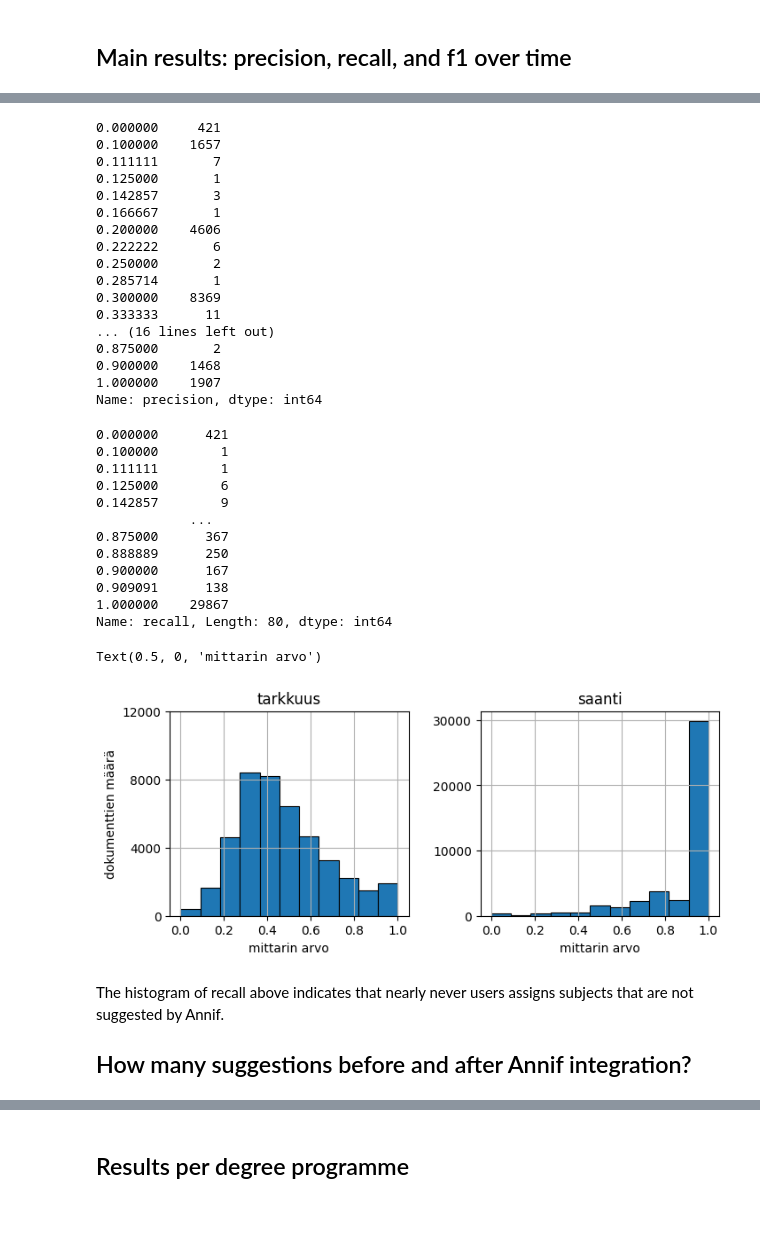
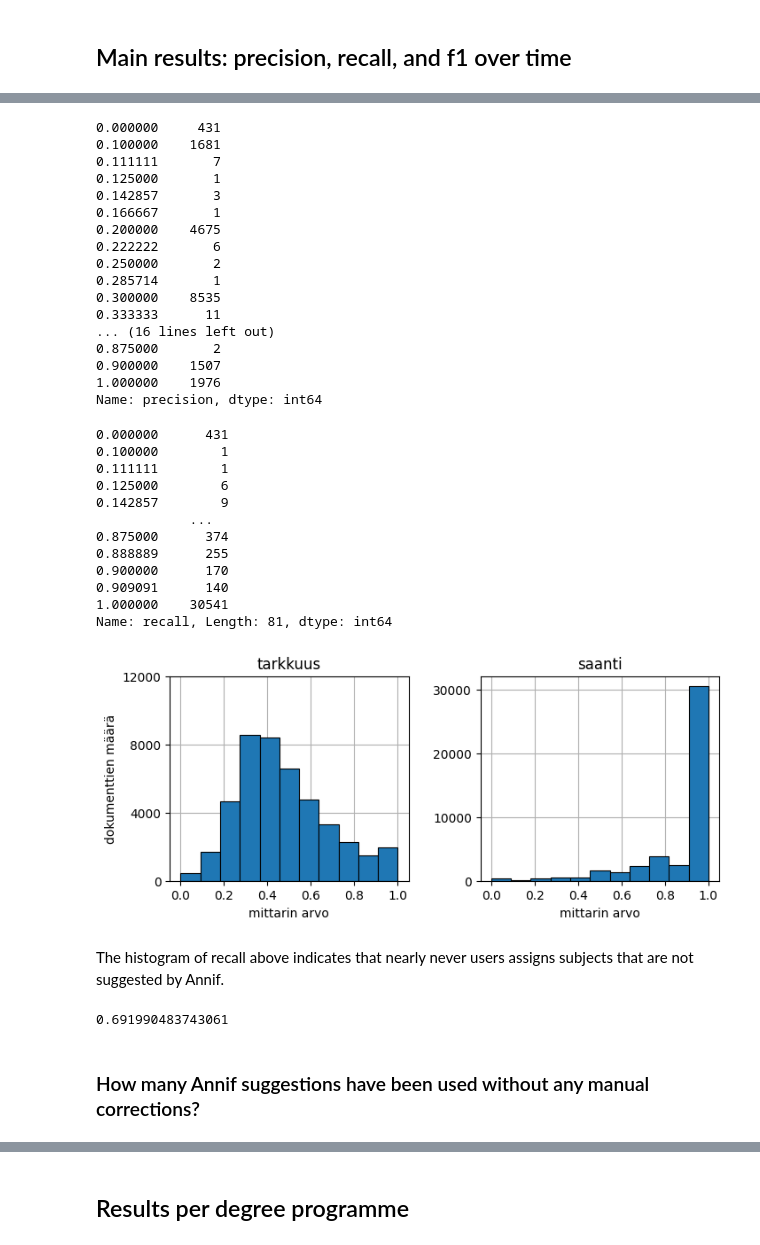
Before and after one commit to NatLibFi/FintoAI-data-YSO, a Jupyter notebook: repository-metrics-analysis/analyse-theseus-tietolinja.ipynb, the cells around one changed output, grey strips where cells are left out. Cells and saved outputs as stored; diff of their text form; code cells hidden in the pictures; blank space fills up the shorter version.

```diff
--- a/repository-metrics-analysis/analyse-theseus-tietolinja.ipynb
+++ b/repository-metrics-analysis/analyse-theseus-tietolinja.ipynb
@@ -166,7 +166,7 @@ def retain_relevant(df):
 
 # Dates when Annif models were updated in Finto AI
 annif_updates = [
-    # "2020-03-26",
+    "2020-03-26",
     "2020-12-09",
     "2021-04-27",
     "2021-11-11",
@@ -206,4 +206,6 @@ print(len(df_sv))
 # %%
+df_fi = df_fi[df_fi.date_accessioned < "2023-04-01"]
+
 df_fi = add_subjects_uris(df_fi, 'fi', source_col='subjects_all')
 get_number_of_rows(df_fi)
 # Retain only rows having both suggestions and subjects_uris
@@ -295,57 +292,64 @@ First number of records with each score value
 # %%
 df_fi['precision'].value_counts(sort=False).sort_index()
 # %% [output]
-0.000000     421
-0.100000    1657
+0.000000     431
+0.100000    1681
 0.111111       7
 0.125000       1
 0.142857       3
 0.166667       1
-0.200000    4606
+0.200000    4675
 0.222222       6
 0.250000       2
 0.285714       1
-0.300000    8369
+0.300000    8535
 0.333333      11
 ... (16 lines left out)
 0.875000       2
-0.900000    1468
-1.000000    1907
+0.900000    1507
+1.000000    1976
 Name: precision, dtype: int64
 # %%
 df_fi['recall'].value_counts(sort=False).sort_index()
 # %% [output]
-0.000000      421
+0.000000      431
 0.100000        1
 0.111111        1
 0.125000        6
 0.142857        9
             ...
-0.875000      367
-0.888889      250
-0.900000      167
-0.909091      138
-1.000000    29867
-Name: recall, Length: 80, dtype: int64
+0.875000      374
+0.888889      255
+0.900000      170
+0.909091      140
+1.000000    30541
+Name: recall, Length: 81, dtype: int64
 # %%
  # 11 bins cover all most common values of precision
 df_fi[['precision', 'recall']].hist(bins=11, figsize=(8, 3), edgecolor = "black", linewidth = 0.8)
 plt.gca().set_title("saanti")
 # plt.ylabel("dokumenttien määrä")
 plt.xlabel("mittarin arvo")
 plt.yticks([0, 10000, 20000, 30000])
+# put grid behind bars
+plt.gca().set_axisbelow(True)
 
 # select axis of first subplot
 plt.sca(plt.gcf().axes[0])
 plt.yticks([0, 4000, 8000, 12000])
 plt.gca().set_title("tarkkuus")
 plt.ylabel("dokumenttien määrä")
 plt.xlabel("mittarin arvo")
+plt.gca().set_axisbelow(True)
 # %% [output]
-Text(0.5, 0, 'mittarin arvo')
-[figure, old version]
+[figure, new version]
 # %% [markdown]
 The histogram of recall above indicates that nearly never users assigns subjects that
 are not suggested by Annif.
-
-## How many suggestions before and after Annif integration?
+# %%
+# Records without self added subjects
+len(df_fi[(df_fi.recall == 1.0)]) / len(df_fi)
+# %% [output]
+0.691990483743061
+# %% [markdown]
+### How many Annif suggestions have been used without any manual corrections?
```
Also changed, not shown: parts of 33 cells of this notebook.
